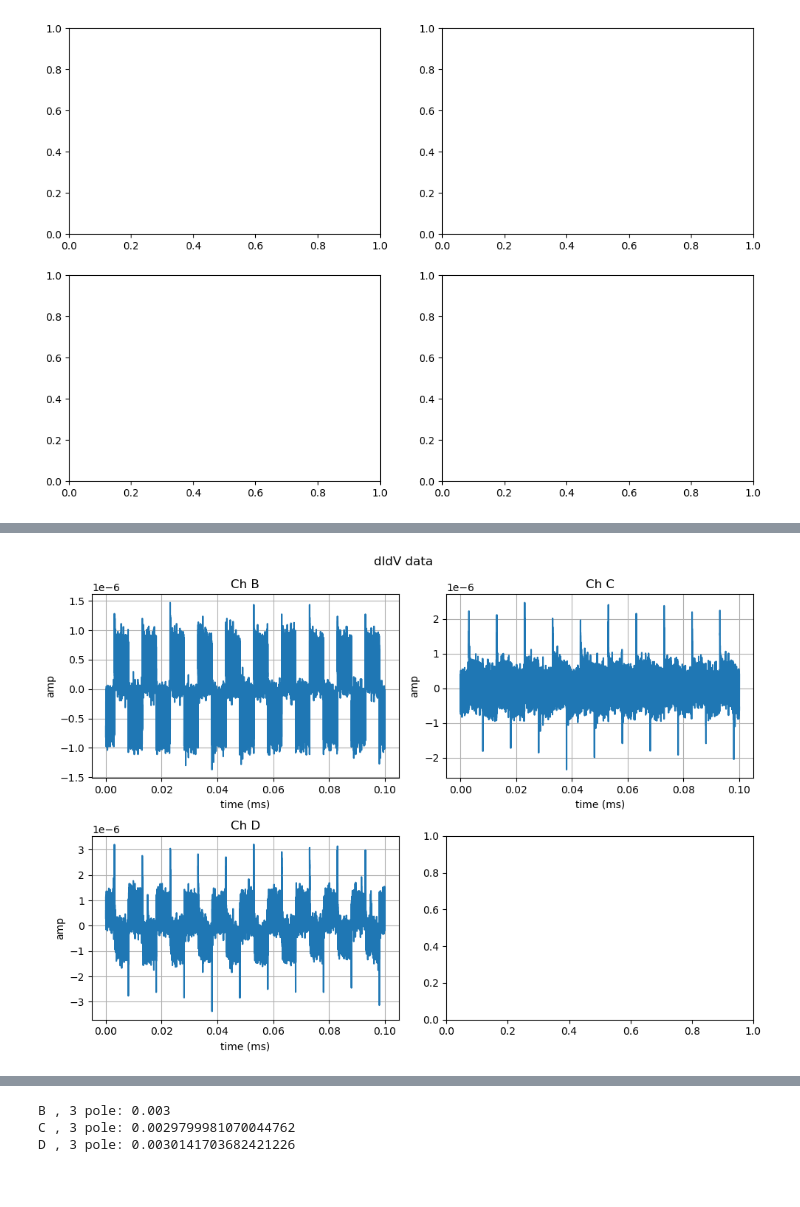
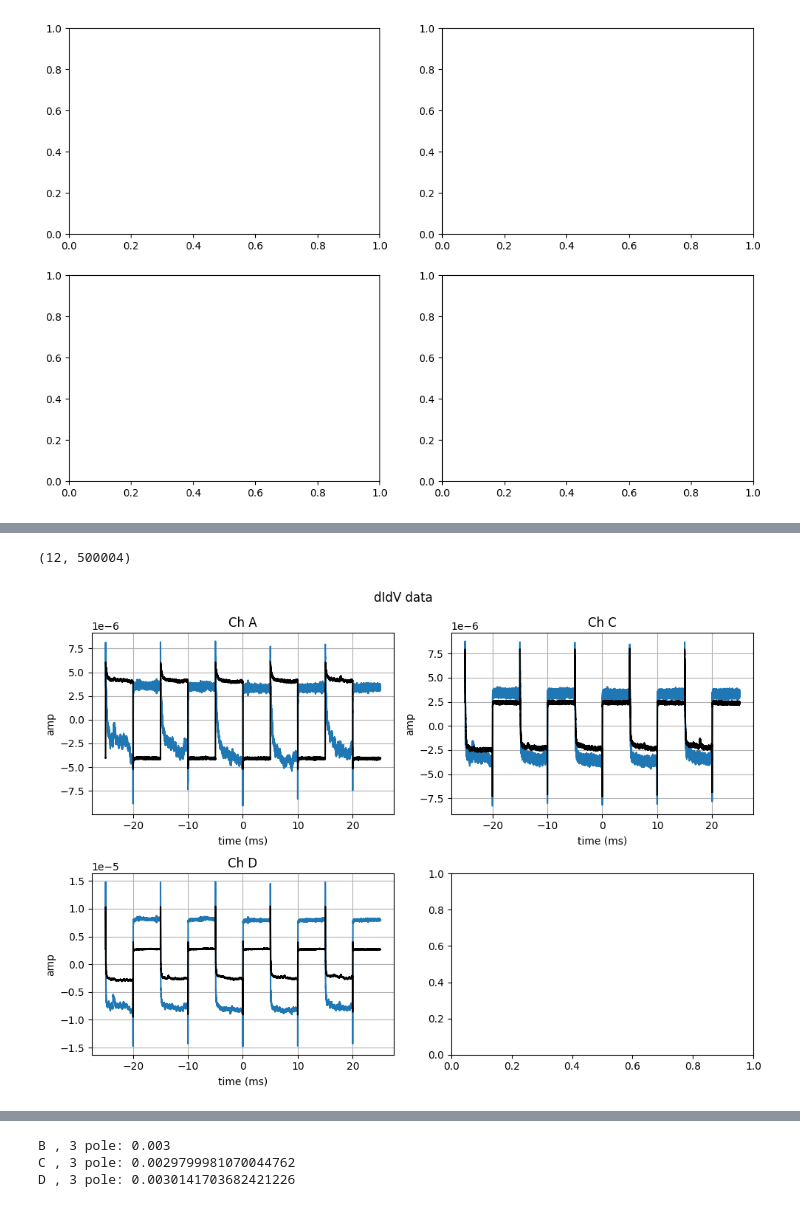
Before and after one commit to tamu-edu/tes_noise, a Jupyter notebook: dIdV.ipynb, the cells around one changed output, grey strips where cells are left out. Drawn from its saved outputs; the diff is of its cells as text; code cells hidden in the pictures.

```diff
--- a/dIdV.ipynb
+++ b/dIdV.ipynb
@@ -56,11 +56,16 @@ from picoscopedata import PicoscopeData
 
 # config dict
 drive_path = folder_base + f'/Run{runnum}/dIdV Data'
-channels = 'BCD'
-glob_pattern = drive_path + '/' + runname + '*' + '/*.csv'
-print(glob_pattern)
+channels = 'ACD'
+fs = 1e7 # sampling frequency (Hz)
+#glob_pattern = drive_path + '/' + runname + '*' + '/*.csv'
+glob_pattern = drive_path + '/' + runname + '*.csv'
+#print(glob_pattern)
 
-#didv = PicoscopeData(runname, drive_path, idx = range(64*10), vertical_stack = True, glob_pattern = glob_pattern, row_avg = 1, throw_nans = True)
-# single file
-didv = PicoscopeData(runname, drive_path, glob_pattern = glob_pattern, row_avg = 1, throw_nans = True)
+didv = PicoscopeData(runname, drive_path, glob_pattern = glob_pattern, row_avg = 1)
+#single_file = False
+#if single_file:
+#    didv = PicoscopeData(runname, drive_path, glob_pattern = glob_pattern, row_avg = 1, throw_nans = True)
+#else:
+#    didv = PicoscopeData(runname, drive_path, idx = range(12), vertical_stack = True, glob_pattern = glob_pattern, row_avg = 1, throw_nans = True)
 # %% [output]
@@ -182,8 +193,0 @@ H (10000004,)
-# %%
-# convert didv.arrs to ADC (Amps):
-try:
-    for chan in channels:
-        didv.arrs[chan] = didv.arrs[chan][:,:100000]
-    didv.resize(0,100_000)
-except:
-    pass
@@ -210,37 +218,41 @@ array([ 8.84132526, 40.19907855, 33.31875031])
 if 0:
     B_avg = didv('B').mean(axis=0)
     any(np.isnan(B_avg))
+# %%
+didv('A').shape
+# %% [output]
+(12, 500004)
 # %%
 # plot DIDV data
 numrows = (1+len(channels))//2
 
 didv_waveform = didv('H')
 
 fig, axs = plt.subplots(nrows = numrows, ncols = 2, figsize = (10,3.5*numrows))
 
 fig.suptitle('dIdV data')
 
 
 for i, (c, ax) in enumerate(zip(channels, axs.flatten())):
 
     ax.grid()
     ax.set_ylabel('amp')
     ax.set_xlabel('time (ms)')
     ax.set_title(f'Ch {c}')
 
-    #ax.plot(didv.ts*1e3, didv(c)[5])
-    #ax.plot(didv.ts*1e3, didv('H')/10, alpha = 0.2)
-    # for i in range(10):
-    #     ax.axvline(didv.ts[2500 + i*10_000]*1e3)
-    #     ax.axvline(didv.ts[7500 + i*10_000]*1e3)
-    #ax.plot(didv.ts*1e3, didv(c).mean(axis=0))
-    ax.plot(didv.ts[:100_000]*1e3, didv(c)[:100_000])
+    ax.plot(didv.ts*1e3, didv(c)[5])
+    #ax.plot(didv.ts*1e3, didv('H'), alpha = 0.2)
+    #for i in range(10):
+    #    ax.axvline(didv.ts[2500 + i*10_000]*1e3)
+    #    ax.axvline(didv.ts[7500 + i*10_000]*1e3)
+    ax.plot(didv.ts*1e3, didv(c).mean(axis=0), color = 'k')
+    #ax.plot(didv.ts[:100_000]*1e3, didv(c)[:100_000])
     #ax.set_ylim(-1e-6, 1e-6)
-    #ax.plot(didv1.ts*1e3, didv1(c))
+    #ax.plot(didv.ts*1e3, didv(c))
 
 fig.tight_layout()
 # %% [output]
-[figure, old version]
+[figure, new version]
 # %%
 didv.config
 # %% [output]
```
Also changed, not shown: parts of 16 cells of this notebook.
